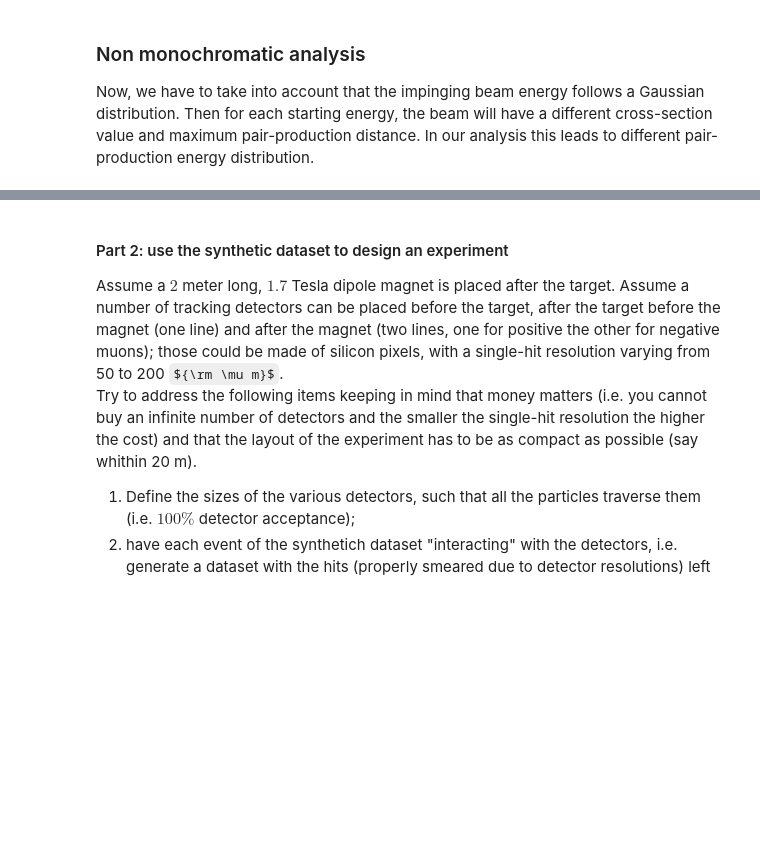
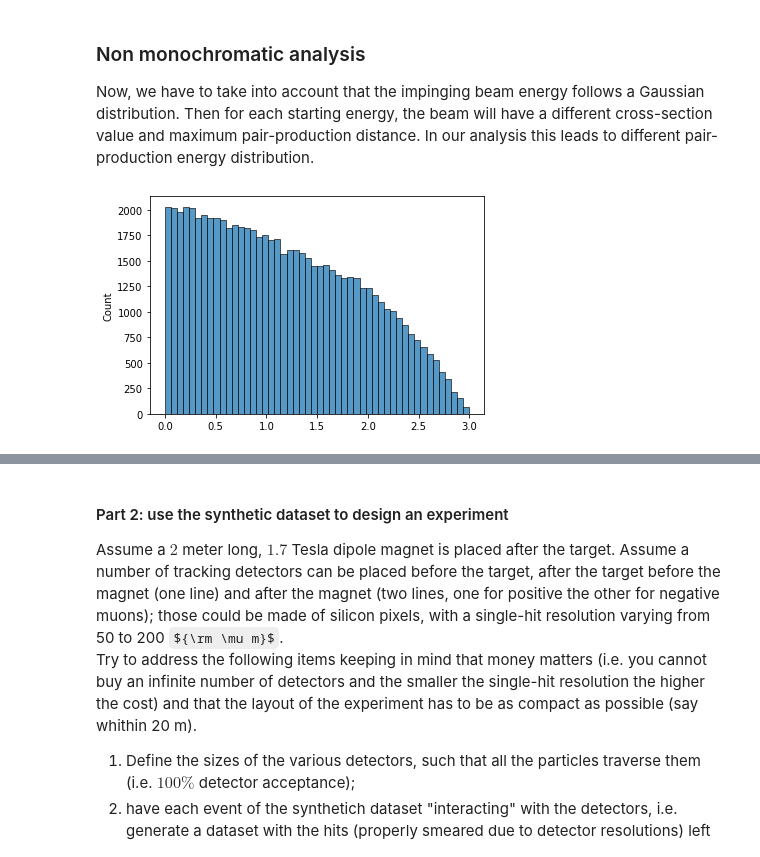
Before and after one commit to PhysicsOfData/LCP_projects_Y3, a Jupyter notebook: Project.ipynb, the cells around one changed output, grey strips where cells are left out. Cells and saved outputs as stored; diff of their text form; code cells hidden in the pictures; some formulas as TeX source; blank space fills up the shorter version.

```diff
--- a/Project.ipynb
+++ b/Project.ipynb
@@ -770,28 +719,35 @@ energies_bremss = energies_bremss[energies_bremss > 4 * m_muon**2]
 # %%
-#accept-reject: angle distribution
-angles = np.random.uniform( 0, np.pi, len(energies_bremss))
-ang_check = np.random.uniform( 0, pf(energies_bremss,np.pi/2), len(energies_bremss) )
+#accept-reject: points distribution
 
-pd_df = pd.DataFrame(pd.Series(energies_bremss), columns = ['energies'])
-pd_df["angles"] =  angles
+pts_dbt = np.random.uniform( 0, x_max, size)
+check = np.random.uniform( [func(3) for func in func_pts_dbt], [func(0.16) for func in func_pts_dbt], size)
+accepted = pts_dbt[check < [func(i) for i,func in zip(pts_dbt,func_pts_dbt)]]
+
+sns.histplot(accepted) #Graph of point distribution (ok)
+plt.show()
+
+angles = np.random.uniform( 0, np.pi, len(accepted))
+ang_check = np.random.uniform(0, pf(s_bremss(accepted, E_0),np.pi/2), len(accepted))
+
+pd_df = pd.DataFrame(pd.Series(s_bremss(accepted, E_0)), columns = ['energies'])
+pd_df["angles"] = angles
+pd_df["emission_pt"] = accepted
 pd_df["check"]  = ang_check
-pd_df["label"]  = pd_df.angles[pd_df.check < pf(pd_df.energies, pd_df.angles)]
+pd_df[r"$\theta^*$"]  = pd_df.angles[pd_df.check < pf(pd_df.energies, pd_df.angles)]
 pd_df = pd_df.dropna()
 
-pd_df = pd_df.iloc[:N]
-
-events = mc_df_sampling(pd_df, m_e, m_muon)
-
-events = events.T
-df = pd.DataFrame(events, columns = [
+df = pd.DataFrame(mc_df_sampling(pd_df, m_e, m_muon).T,
+                  columns = [
                               '$px_{\mu_1}$',
                               '$py_{\mu_1}$',
                               '$pz_{\mu_1}$',
                               '$px_{\mu_2}$',
                               '$py_{\mu_2}$',
                               '$pz_{\mu_2}$'
                              ]
                )
+# %% [output]
+[figure, added]
 # %%
 fig, ax = plt.subplots(1,3, figsize = (18,6))
 
```
Also changed, not shown: parts of 15 cells of this notebook.
